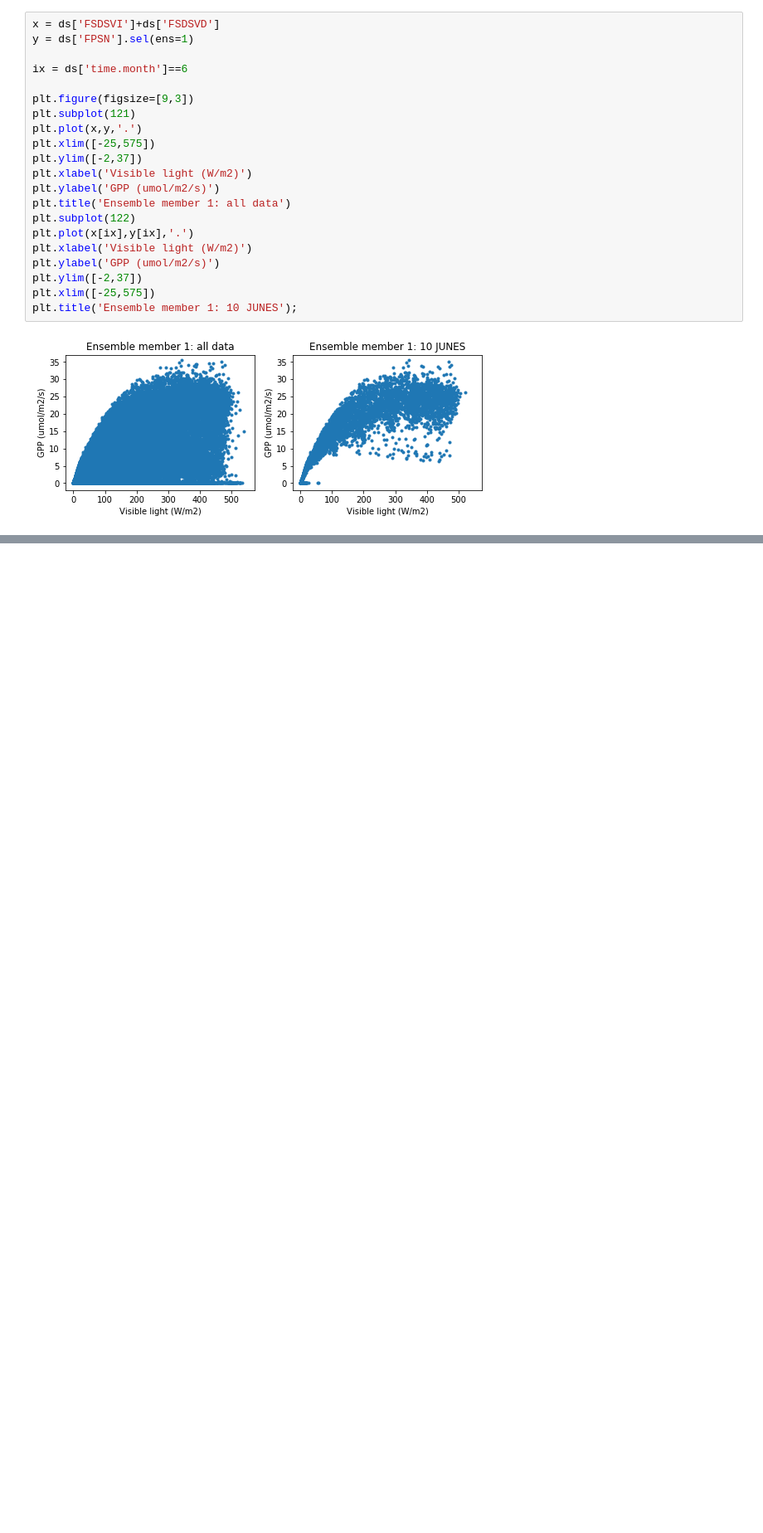
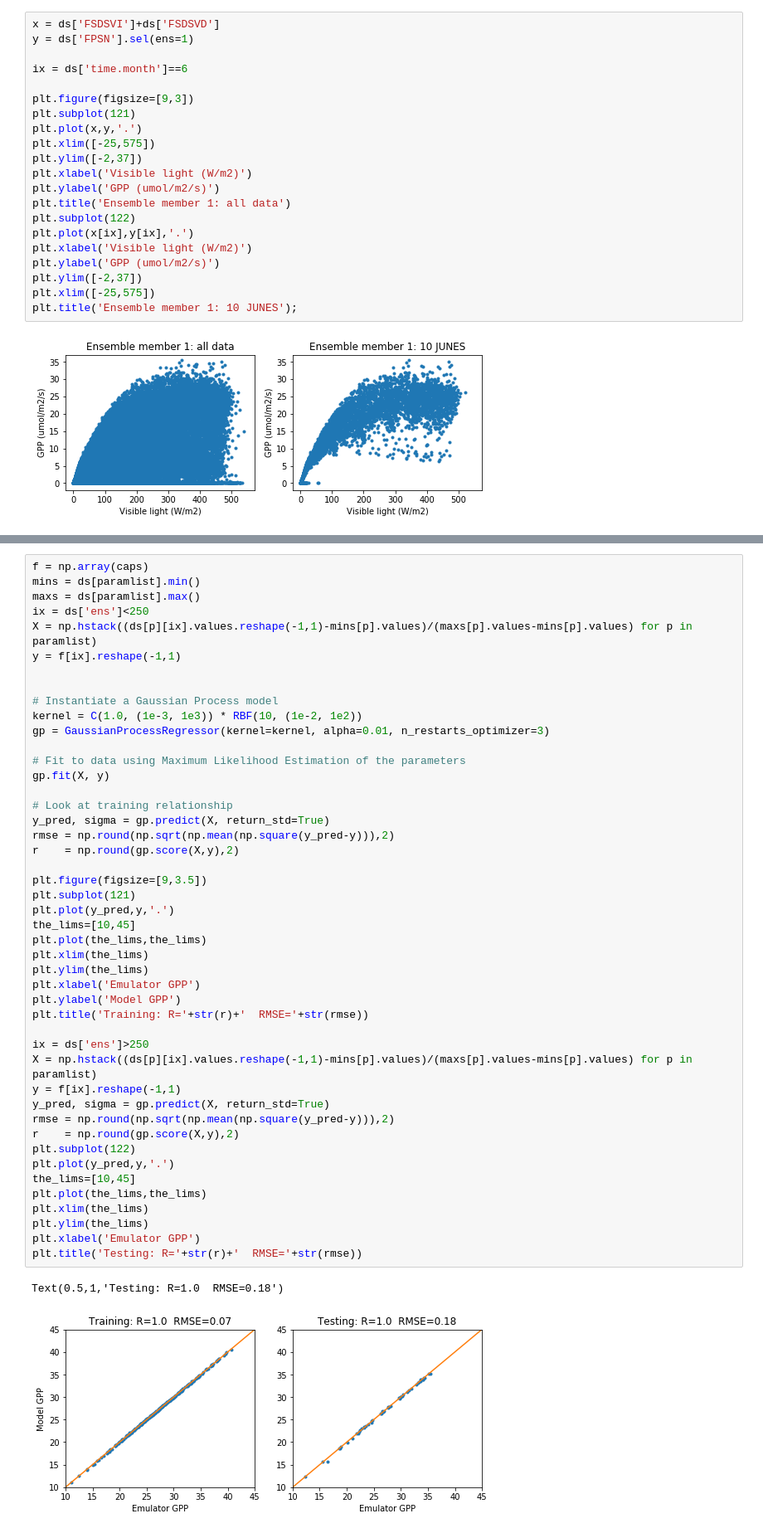
Before and after one commit to djk2120/UMB_cap, a Jupyter notebook: pyth/umb_ens2.ipynb, the cells around one changed output, grey strips where cells are left out. Shown at 83% size. Drawn from its saved outputs; the diff is of its cells as text; blank space fills up the shorter version.

```diff
--- a/pyth/umb_ens2.ipynb
+++ b/pyth/umb_ens2.ipynb
@@ -212,0 +236,49 @@ plt.subplots_adjust(hspace=0.3)
+# %%
+f = np.array(caps)
+mins = ds[paramlist].min()
+maxs = ds[paramlist].max()
+ix = ds['ens']<250
+X = np.hstack((ds[p][ix].values.reshape(-1,1)-mins[p].values)/(maxs[p].values-mins[p].values) for p in paramlist)
+y = f[ix].reshape(-1,1)
+
+
+# Instantiate a Gaussian Process model
+kernel = C(1.0, (1e-3, 1e3)) * RBF(10, (1e-2, 1e2))
+gp = GaussianProcessRegressor(kernel=kernel, alpha=0.01, n_restarts_optimizer=3)
+
+# Fit to data using Maximum Likelihood Estimation of the parameters
+gp.fit(X, y)
+
+# Look at training relationship
+y_pred, sigma = gp.predict(X, return_std=True)
+rmse = np.round(np.sqrt(np.mean(np.square(y_pred-y))),2)
+r    = np.round(gp.score(X,y),2)
+
+plt.figure(figsize=[9,3.5])
+plt.subplot(121)
+plt.plot(y_pred,y,'.')
+the_lims=[10,45]
+plt.plot(the_lims,the_lims)
+plt.xlim(the_lims)
+plt.ylim(the_lims)
+plt.xlabel('Emulator GPP')
+plt.ylabel('Model GPP')
+plt.title('Training: R='+str(r)+'  RMSE='+str(rmse))
+
+ix = ds['ens']>250
+X = np.hstack((ds[p][ix].values.reshape(-1,1)-mins[p].values)/(maxs[p].values-mins[p].values) for p in paramlist)
+y = f[ix].reshape(-1,1)
+y_pred, sigma = gp.predict(X, return_std=True)
+rmse = np.round(np.sqrt(np.mean(np.square(y_pred-y))),2)
+r    = np.round(gp.score(X,y),2)
+plt.subplot(122)
+plt.plot(y_pred,y,'.')
+the_lims=[10,45]
+plt.plot(the_lims,the_lims)
+plt.xlim(the_lims)
+plt.ylim(the_lims)
+plt.xlabel('Emulator GPP')
+plt.title('Testing: R='+str(r)+'  RMSE='+str(rmse))
+# %% [output]
+Text(0.5,1,'Testing: R=1.0  RMSE=0.18')
+[figure, added]
```
Also changed, not shown: parts of 15 cells of this notebook.
